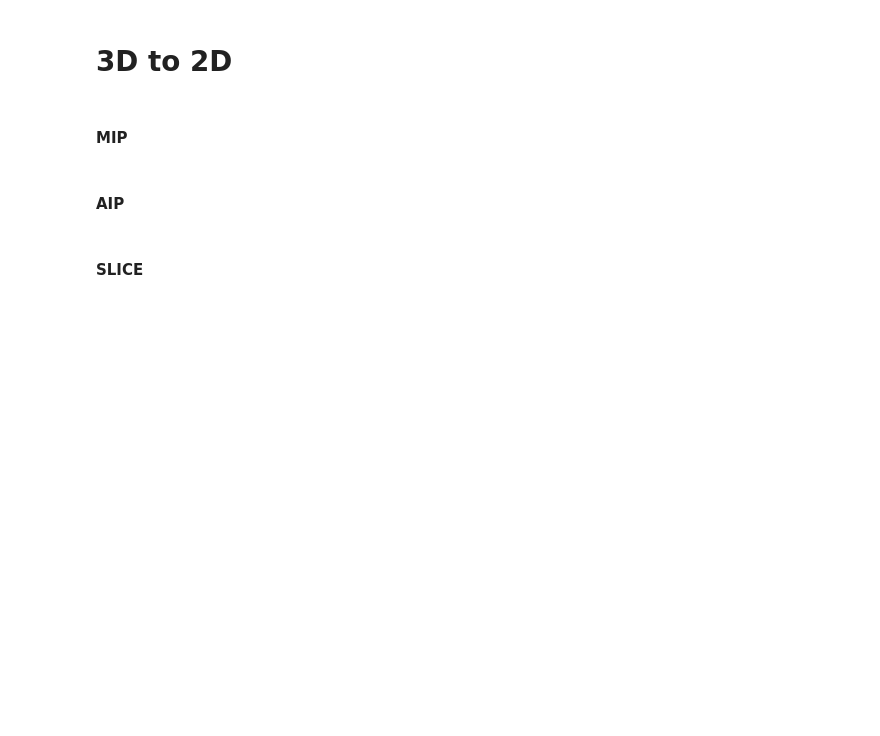
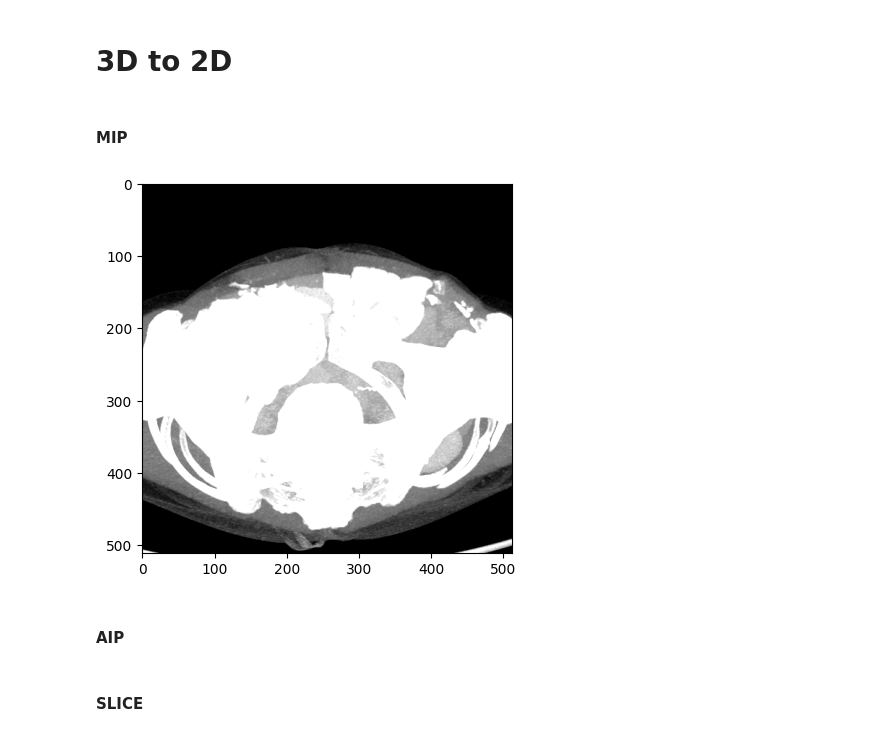
Before and after one commit to svenbbsp/BEP_sbierenbroodspot_1334859, a Jupyter notebook: Technical_research/input_config.ipynb, the cells around one changed output. Cells and saved outputs as stored; diff of their text form; code cells hidden in the pictures; blank space fills up the shorter version.

```diff
--- a/Technical_research/input_config.ipynb
+++ b/Technical_research/input_config.ipynb
@@ -21,7 +22,18 @@ import itertools
 def mip(image: np.ndarray)->np.ndarray:
     """Create the maximum intensity projection.
     """
-    return np.max(image, axis=0)
+    maximum_intensity_projection = np.max(image, axis=0)
+    maximum_intensity_projection = np.clip(maximum_intensity_projection, -100, 300)
+
+    return maximum_intensity_projection
+# %%
+image = sitk.ReadImage('c:/users/sven/Documents/BEP/simplified_data\B04\IMAGES\B04.nii.gz')
+img_data = sitk.GetArrayFromImage(image)
+
+plt.imshow(mip(img_data), cmap='gray')
+plt.show()
+# %% [output]
+[figure, added]
 # %% [markdown]
 #### AIP
 # %%
```
Also changed, not shown: parts of 13 cells of this notebook, 10 other files.
